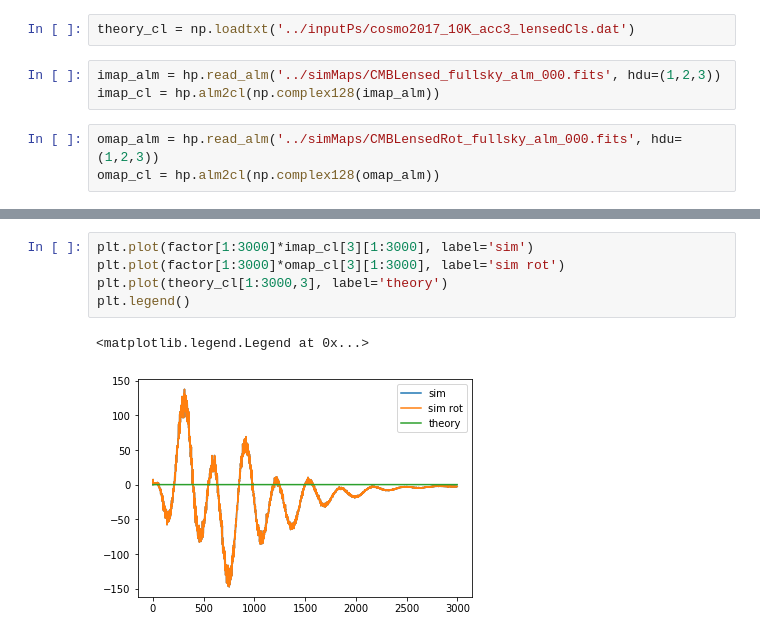
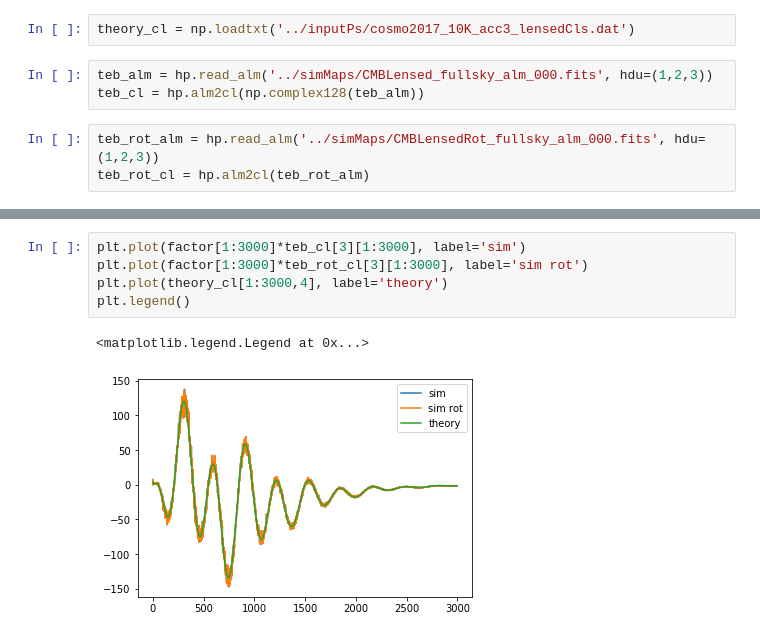
Before and after one commit to HongboCai/lens_rot_bias, a Jupyter notebook: notebooks/check_sims.ipynb, the cells around one changed output, grey strips where cells are left out. Drawn from its saved outputs; the diff is of its cells as text.

```diff
--- a/notebooks/check_sims.ipynb
+++ b/notebooks/check_sims.ipynb
@@ -37,9 +48,9 @@ if 0:
 # %%
 theory_cl = np.loadtxt('../inputPs/cosmo2017_10K_acc3_lensedCls.dat')
 # %%
-imap_alm = hp.read_alm('../simMaps/CMBLensed_fullsky_alm_000.fits', hdu=(1,2,3))
-imap_cl = hp.alm2cl(np.complex128(imap_alm))
+teb_alm = hp.read_alm('../simMaps/CMBLensed_fullsky_alm_000.fits', hdu=(1,2,3))
+teb_cl = hp.alm2cl(np.complex128(teb_alm))
 # %%
-omap_alm = hp.read_alm('../simMaps/CMBLensedRot_fullsky_alm_000.fits', hdu=(1,2,3))
-omap_cl = hp.alm2cl(np.complex128(omap_alm))
+teb_rot_alm = hp.read_alm('../simMaps/CMBLensedRot_fullsky_alm_000.fits', hdu=(1,2,3))
+teb_rot_cl = hp.alm2cl(teb_rot_alm)
 # %%
@@ -64,8 +83,8 @@ plt.legend()
 # %%
-plt.plot(factor[1:3000]*imap_cl[3][1:3000], label='sim')
-plt.plot(factor[1:3000]*omap_cl[3][1:3000], label='sim rot')
-plt.plot(theory_cl[1:3000,3], label='theory')
+plt.plot(factor[1:3000]*teb_cl[3][1:3000], label='sim')
+plt.plot(factor[1:3000]*teb_rot_cl[3][1:3000], label='sim rot')
+plt.plot(theory_cl[1:3000,4], label='theory')
 plt.legend()
 # %% [output]
 <matplotlib.legend.Legend at 0x...>
-[figure, old version]
+[figure, new version]
```
Also changed, not shown: parts of 10 cells of this notebook, 4 other files.
